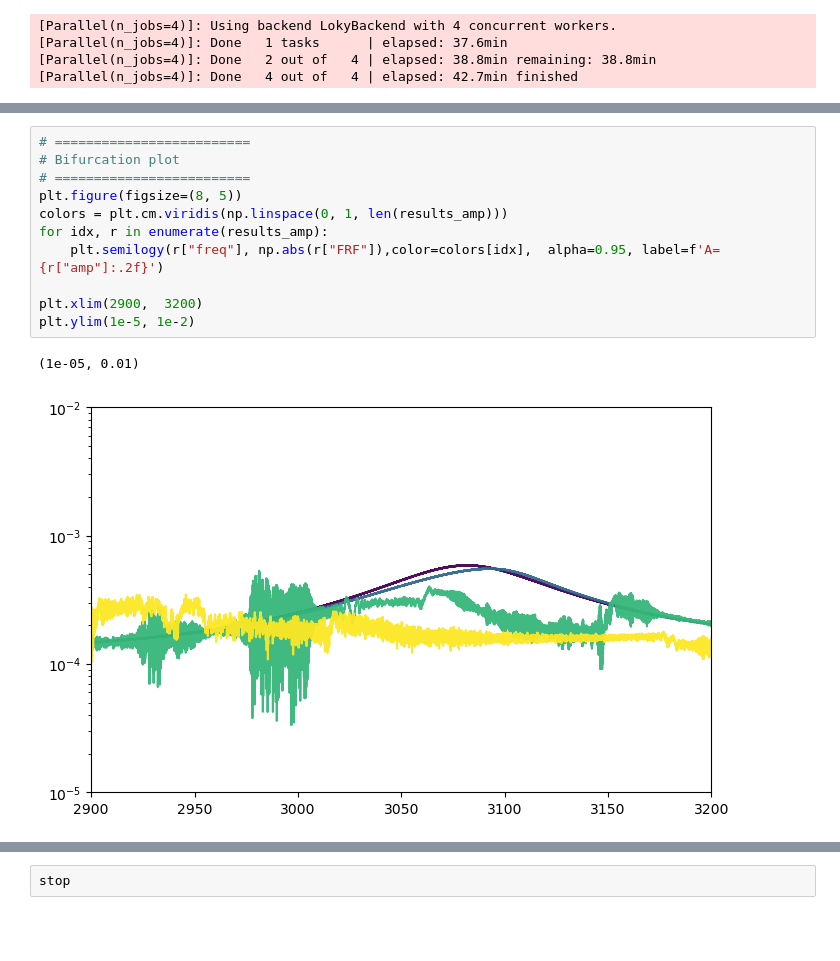
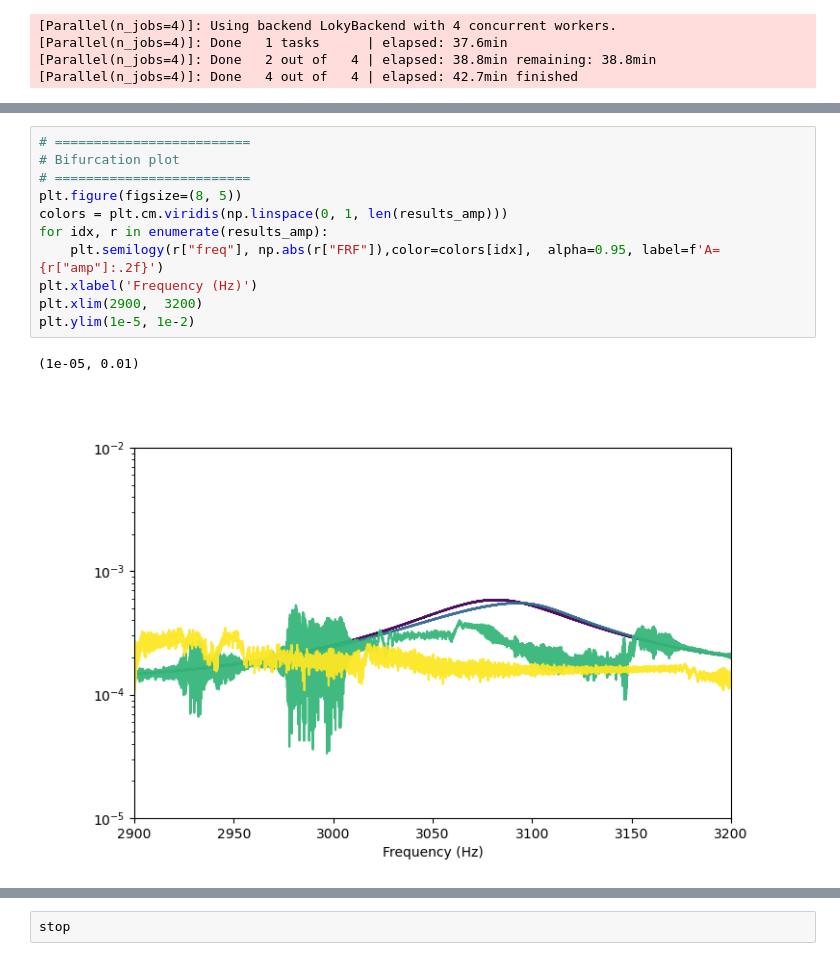
Before and after one commit to nimaet/Modeling, a Jupyter notebook: tasks/Chaotic_band/duffing_ROM.ipynb, the cells around one changed output, grey strips where cells are left out. Drawn from its saved outputs; the diff is of its cells as text; blank space fills up the shorter version.

```diff
--- a/tasks/Chaotic_band/duffing_ROM.ipynb
+++ b/tasks/Chaotic_band/duffing_ROM.ipynb
@@ -274,17 +328,17 @@ for m in results_meta:
 # %%
 # =========================
 # Bifurcation plot
 # =========================
 plt.figure(figsize=(8, 5))
 colors = plt.cm.viridis(np.linspace(0, 1, len(results_amp)))
 for idx, r in enumerate(results_amp):
     plt.semilogy(r["freq"], np.abs(r["FRF"]),color=colors[idx],  alpha=0.95, label=f'A={r["amp"]:.2f}')
-
+plt.xlabel('Frequency (Hz)')
 plt.xlim(2900,  3200)
 plt.ylim(1e-5, 1e-2)
 # %% [output]
 (1e-05, 0.01)
-[figure, old version]
+[figure, new version]
 # %%
 %matplotlib widget
 # =========================
```
Also changed, not shown: parts of 9 cells of this notebook, 8 other files.
